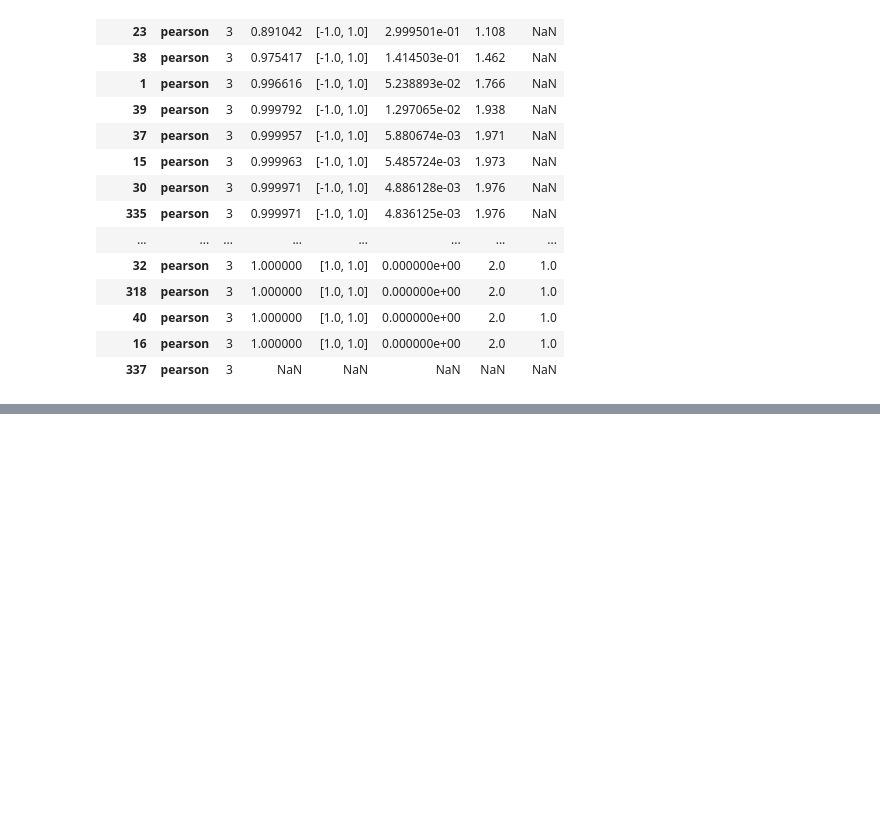
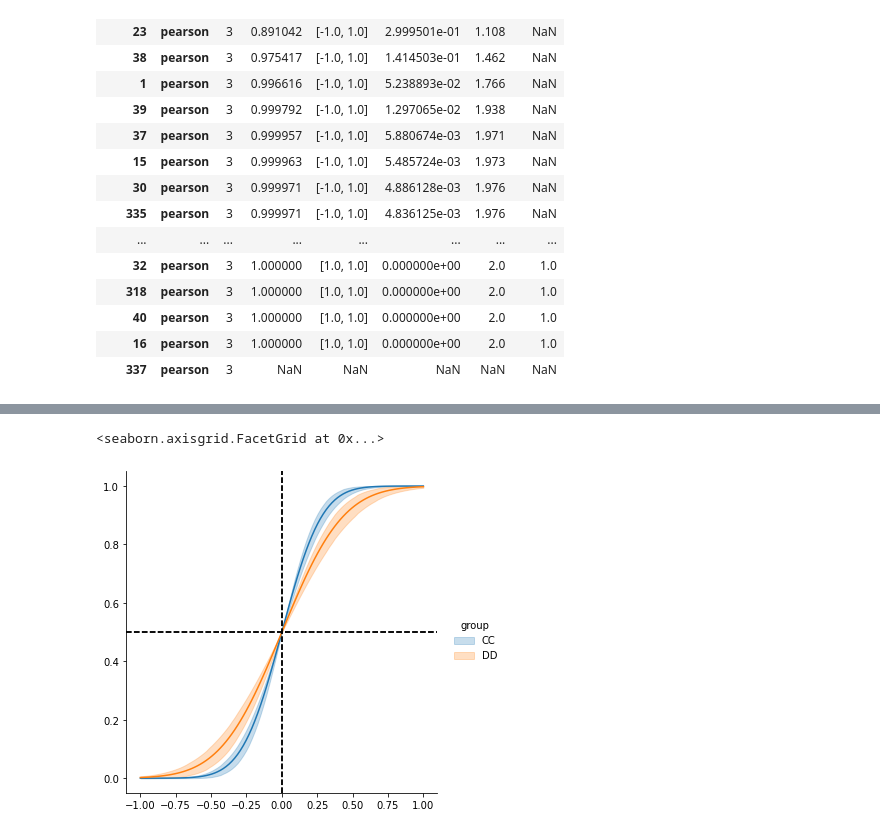
Before and after one commit to mrenke/dyscalculia_modelling, a Jupyter notebook: notebooks/Quick cleanup and analysis of data.ipynb, the cells around one changed output, grey strips where cells are left out. Drawn from its saved outputs; the diff is of its cells as text; code cells hidden in the pictures; blank space fills up the shorter version.

Commit message:
Added posterior predictions

```diff
--- a/notebooks/Quick cleanup and analysis of data.ipynb
+++ b/notebooks/Quick cleanup and analysis of data.ipynb
@@ -246,0 +214,12 @@ dtype: float64
+# %%
+n = 100
+test_x = pd.DataFrame({'log_ratio':np.tile(np.linspace(-1., 1., n), 2), 'group':['DD']*n+['CC']*n })
+
+test_x.index.name = 'example'
+# %%
+p = model.predict(results, data=test_x, kind='pps', include_group_specific=False, inplace=False)
+p = p.posterior['accuracy_mean'].to_dataframe()
+p.index.set_names('example', level=-1,inplace=True)
+
+p = p.join(test_x)
+p.head()
@@ -246,0 +234,11 @@ dtype: float64
+# %%
+cis = p.groupby(['log_ratio', 'group'])['accuracy_mean'].apply(lambda d: pd.Series(az.hdi(d.values),
+                                                                            index=['lower', 'upper'], name='ci')).to_frame('ci')
+cis = cis.unstack()['ci']
+
+means = p.groupby(['log_ratio', 'group'])['accuracy_mean'].mean().to_frame('mean')
+
+stats = cis.join(means)
+
+
+stats.head()
@@ -246,0 +253,16 @@ dtype: float64
+# %%
+fac = sns.FacetGrid(stats.reset_index(), hue='group', height=5)
+
+def plot_prediction(data, **kwargs):
+
+    plt.plot(data['log_ratio'], data['mean'],  **kwargs)
+    plt.fill_between(data['log_ratio'], data['lower'], data['upper'], **kwargs, alpha=.25)
+
+fac.map_dataframe(plot_prediction)
+fac.add_legend()
+
+fac.map(lambda *args, **kwargs: plt.axhline(.5, c='k', ls='--'))
+fac.map(lambda *args, **kwargs: plt.axvline(0.0, c='k', ls='--'))
+# %% [output]
+<seaborn.axisgrid.FacetGrid at 0x...>
+[figure, added]
```
Also changed, not shown: parts of 31 cells of this notebook.
